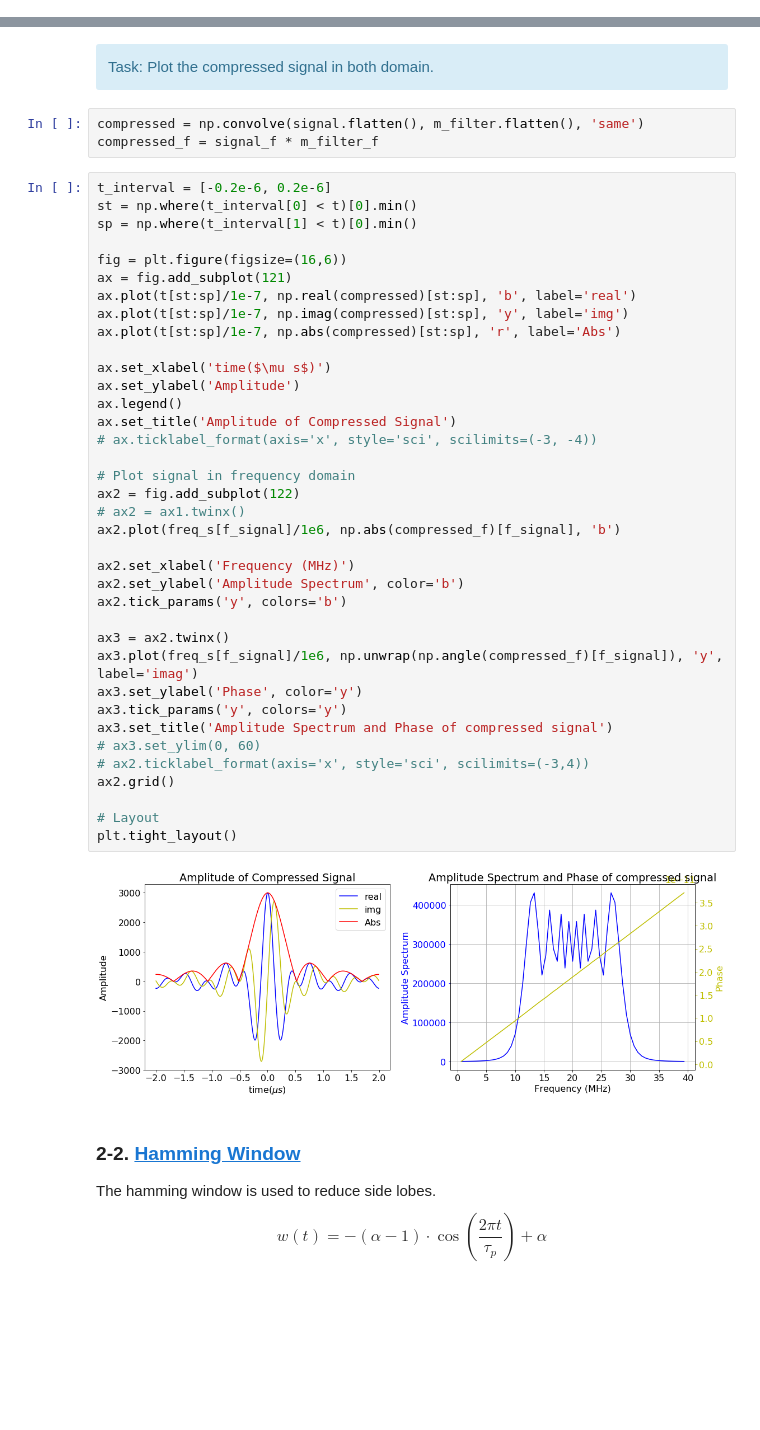
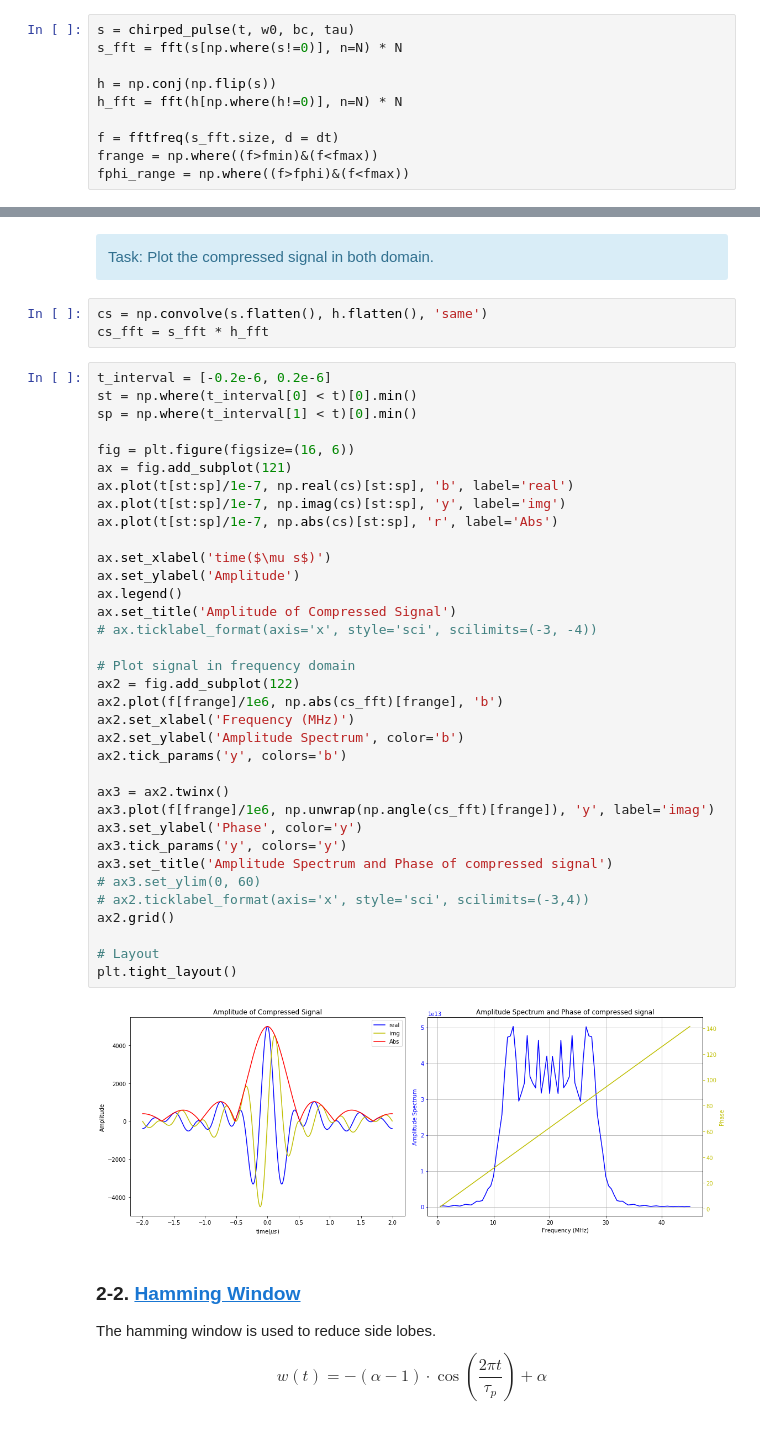
Before and after one commit to AzimuthLI/SAR_Introduction, a Jupyter notebook: Exercise_1-1D_Data.ipynb, the cells around one changed output, grey strips where cells are left out. Cells and saved outputs as stored; diff of their text form; blank space fills up the shorter version.

```diff
--- a/Exercise_1-1D_Data.ipynb
+++ b/Exercise_1-1D_Data.ipynb
@@ -121,3 +85,13 @@ f_phi_filter = np.where((freq_h>f0_phi)&(freq_h<f1))
+# %%
+s = chirped_pulse(t, w0, bc, tau)
+s_fft = fft(s[np.where(s!=0)], n=N) * N
+
+h = np.conj(np.flip(s))
+h_fft = fft(h[np.where(h!=0)], n=N) * N
+
+f = fftfreq(s_fft.size, d = dt)
+frange = np.where((f>fmin)&(f<fmax))
+fphi_range = np.where((f>fphi)&(f<fmax))
 # %% [markdown]
 <div class="alert alert-info">
 Task: Plot the signal and matched filter in time and frequency domain.
@@ -206,47 +180,45 @@ $$
 Task: Plot the compressed signal in both domain.
 </div>
 # %%
-compressed = np.convolve(signal.flatten(), m_filter.flatten(), 'same')
-compressed_f = signal_f * m_filter_f
+cs = np.convolve(s.flatten(), h.flatten(), 'same')
+cs_fft = s_fft * h_fft
 # %%
 t_interval = [-0.2e-6, 0.2e-6]
 st = np.where(t_interval[0] < t)[0].min()
 sp = np.where(t_interval[1] < t)[0].min()
 
-fig = plt.figure(figsize=(16,6))
+fig = plt.figure(figsize=(16, 6))
 ax = fig.add_subplot(121)
-ax.plot(t[st:sp]/1e-7, np.real(compressed)[st:sp], 'b', label='real')
-ax.plot(t[st:sp]/1e-7, np.imag(compressed)[st:sp], 'y', label='img')
-ax.plot(t[st:sp]/1e-7, np.abs(compressed)[st:sp], 'r', label='Abs')
+ax.plot(t[st:sp]/1e-7, np.real(cs)[st:sp], 'b', label='real')
+ax.plot(t[st:sp]/1e-7, np.imag(cs)[st:sp], 'y', label='img')
+ax.plot(t[st:sp]/1e-7, np.abs(cs)[st:sp], 'r', label='Abs')
 
 ax.set_xlabel('time($\mu s$)')
 ax.set_ylabel('Amplitude')
 ax.legend()
 ax.set_title('Amplitude of Compressed Signal')
 # ax.ticklabel_format(axis='x', style='sci', scilimits=(-3, -4))
 
 # Plot signal in frequency domain
 ax2 = fig.add_subplot(122)
-# ax2 = ax1.twinx()
-ax2.plot(freq_s[f_signal]/1e6, np.abs(compressed_f)[f_signal], 'b')
-
+ax2.plot(f[frange]/1e6, np.abs(cs_fft)[frange], 'b')
 ax2.set_xlabel('Frequency (MHz)')
 ax2.set_ylabel('Amplitude Spectrum', color='b')
 ax2.tick_params('y', colors='b')
 
 ax3 = ax2.twinx()
-ax3.plot(freq_s[f_signal]/1e6, np.unwrap(np.angle(compressed_f)[f_signal]), 'y', label='imag')
+ax3.plot(f[frange]/1e6, np.unwrap(np.angle(cs_fft)[frange]), 'y', label='imag')
 ax3.set_ylabel('Phase', color='y')
 ax3.tick_params('y', colors='y')
 ax3.set_title('Amplitude Spectrum and Phase of compressed signal')
 # ax3.set_ylim(0, 60)
 # ax2.ticklabel_format(axis='x', style='sci', scilimits=(-3,4))
 ax2.grid()
 
 # Layout
 plt.tight_layout()
 # %% [output]
-[figure, old version]
+[figure, new version]
 # %% [markdown]
 ### 2-2. [Hamming Window](https://en.wikipedia.org/wiki/Window_function#Hann_and_Hamming_windows)
 
```
Also changed, not shown: parts of 25 cells of this notebook, 1 other file.
